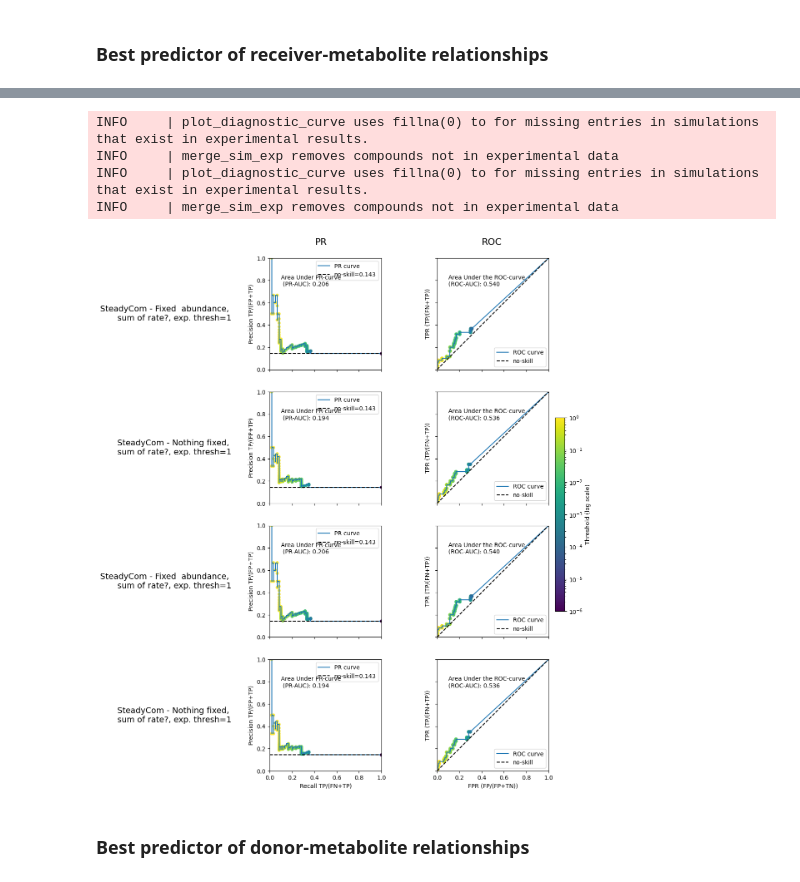
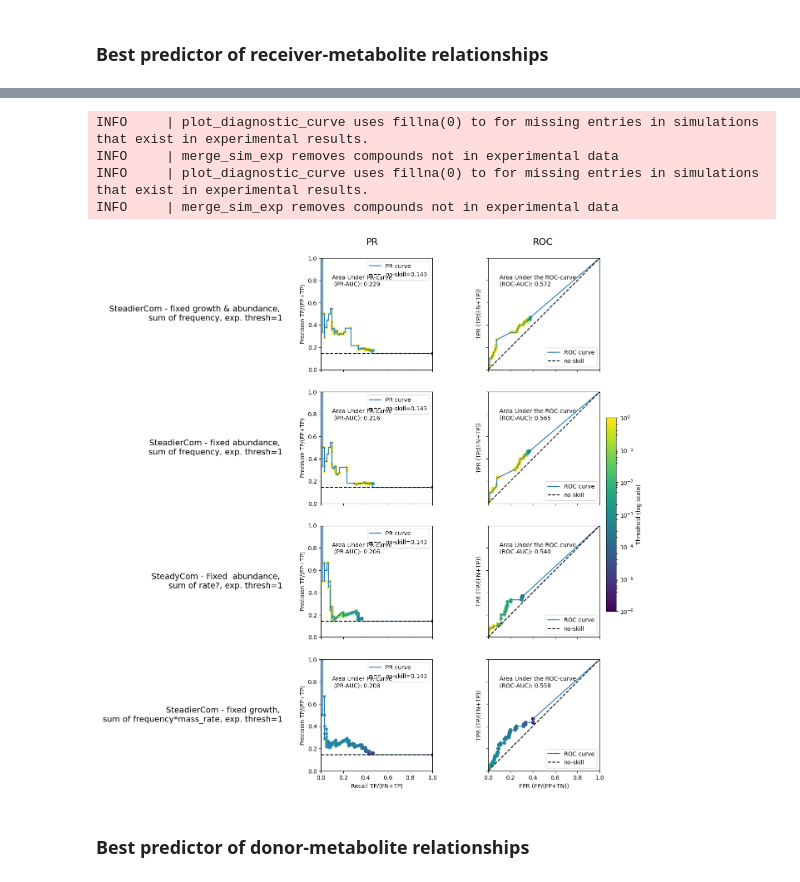
Before and after one commit to IdunBurgos/SteadierCom-Case-Studies, a Jupyter notebook: archive/notebooks_detailed_analysis/Step 5.1.1. Comparing tools with exp - Venturelli member-metabolite interaction.ipynb, the cells around one changed output, grey strips where cells are left out. Cells and saved outputs as stored; diff of their text form; code cells hidden in the pictures.

```diff
--- a/notebooks/Step 5.1.1. Comparing tools with exp - Venturelli member-metabolite interaction.ipynb
+++ b/archive/notebooks_detailed_analysis/Step 5.1.1. Comparing tools with exp - Venturelli member-metabolite interaction.ipynb
@@ -69,7 +75,7 @@ ax.legend()
 # %% [markdown]
 **Load steadiercom results**
 # %%
-simulation_dict = venturelli2018.load_simulation_results(metid2group)
+simulation_dict = venturelli2018.load_simulation_results(metid2group,all_communities=False)
 # %% [output]
 INFO     | load_simulation_results loads simulation results from
         ../output/Venturelli2018/results_steadiercom,
@@ -295,14 +326,15 @@ best_pr_predictors
 # %%
-fig, axs = diagnostic.plot_diagnostic_curves_pvalues(results_pr_auc_df_bh.head(4),
+fig, axs = diagnostic.plot_diagnostic_curves_pvalues(best_pr_predictors.head(4),
                                                   simulation_dict,
                                                   signal_exp,
                                                   receiver_or_donor="receiver")
+fig.tight_layout()
 # %% [output]
 INFO     | plot_diagnostic_curve uses fillna(0) to for missing entries in simulations that exist in experimental results.
 INFO     | merge_sim_exp removes compounds not in experimental data
 INFO     | plot_diagnostic_curve uses fillna(0) to for missing entries in simulations that exist in experimental results.
 INFO     | merge_sim_exp removes compounds not in experimental data
-[figure, old version]
+[figure, new version]
 # %% [markdown]
 ### Best predictor of donor-metabolite relationships
 # %%
```
Also changed, not shown: parts of 14 cells of this notebook, 18 other files.
